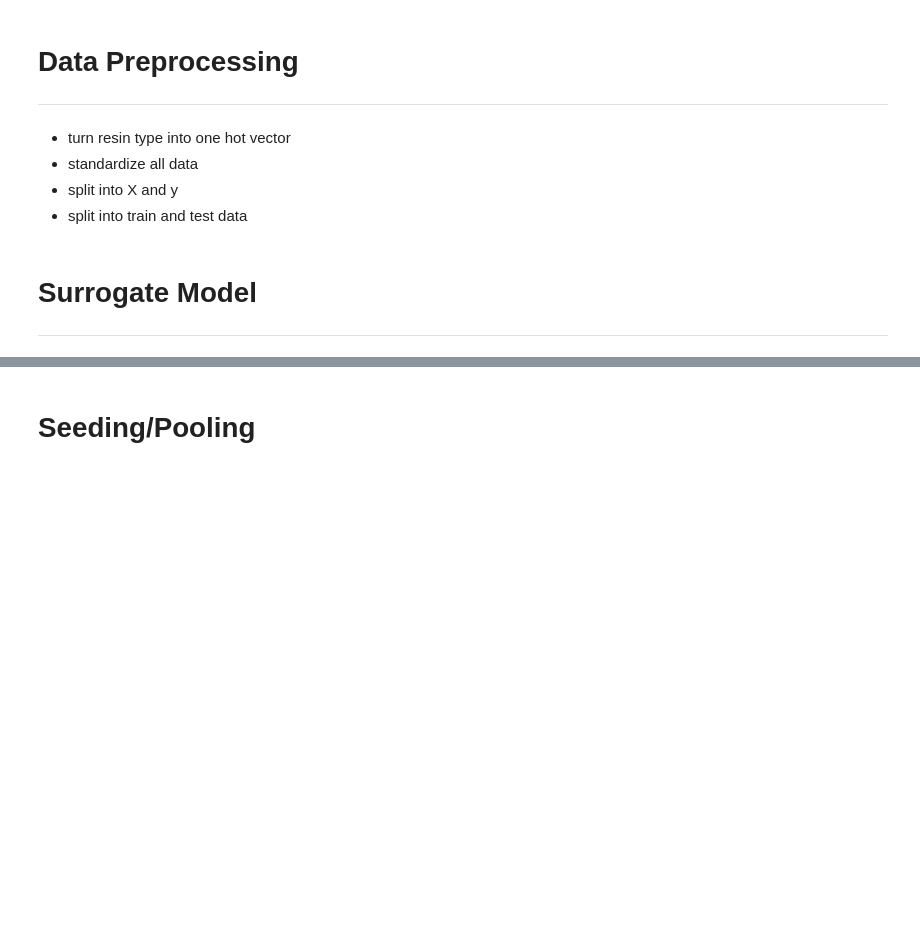
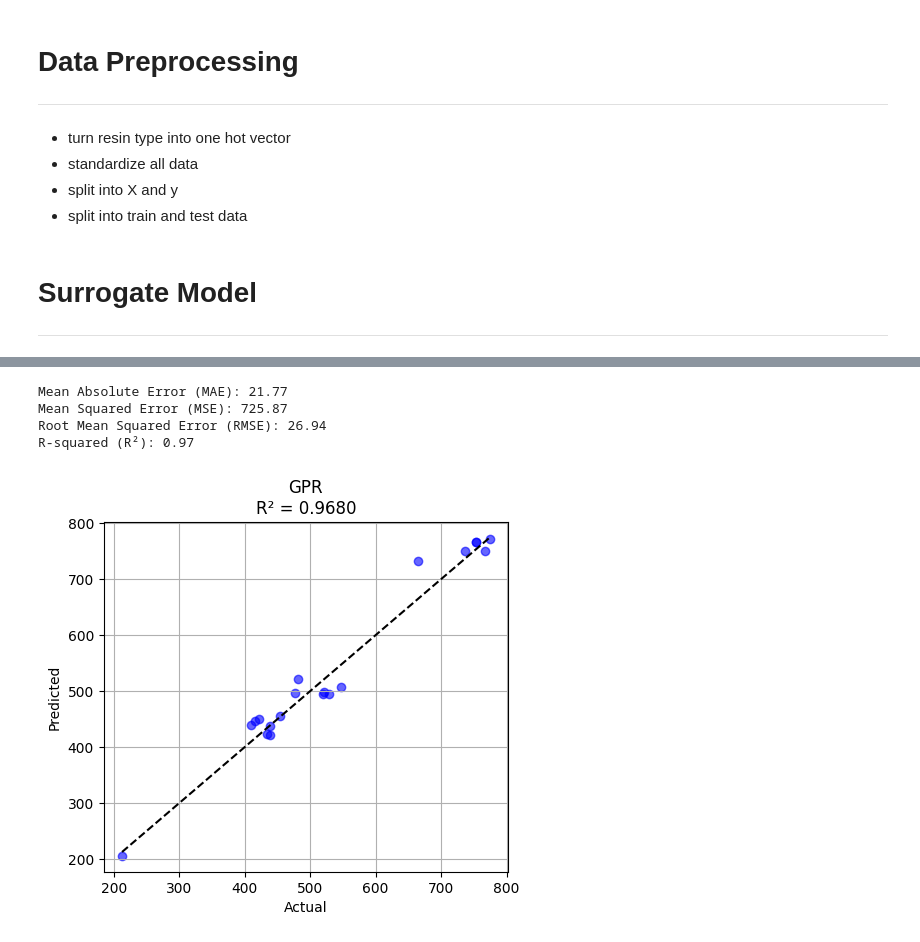
Before and after one commit to WTL04/Closed-Loop-Optimization-For-SLA-Printed-Microfluidic-Channels, a Jupyter notebook: experiment.ipynb, the cells around one changed output, grey strips where cells are left out. Cells and saved outputs as stored; diff of their text form; code cells hidden in the pictures; blank space fills up the shorter version.

```diff
--- a/experiment.ipynb
+++ b/experiment.ipynb
@@ -52,8 +81,53 @@ pre = ColumnTransformer(
 # %%
 # surrogate model
-clf = Pipeline(steps=[
-    ("pre", pre),
-    ("model", GaussianProcessClassifier())
+# gpr = Pipeline(steps=[
+#     ("scaler", StandardScaler()),
+#     ("model", GaussianProcessRegressor(alpha=1e-6, normalize_y=True))
+# ])
+
+from sklearn.gaussian_process.kernels import RBF, ConstantKernel as C, WhiteKernel
+
+kernel = C(1.0, (1e-3, 1e3)) * RBF(length_scale=1.0, length_scale_bounds=(1e-2, 1e3)) \
+         + WhiteKernel(noise_level=1e-2, noise_level_bounds=(1e-6, 1.0))
+
+gpr = Pipeline([
+    ("scaler", StandardScaler()),
+    ("model", GaussianProcessRegressor(
+        kernel=kernel,
+        normalize_y=True,
+        n_restarts_optimizer=10,
+        alpha=1e-10,
+        random_state=42,
+    )),
 ])
+
+gpr.fit(X_train, y_train)
+gpr_pred = gpr.predict(X_test)
-# %% [markdown]
-# Seeding/Pooling
+# %%
+mae = mean_absolute_error(y_test, gpr_pred)
+mse = mean_squared_error(y_test, gpr_pred)
+rmse = np.sqrt(mse) # Calculate RMSE manually
+r2 = r2_score(y_test, gpr_pred)
+
+print(f"Mean Absolute Error (MAE): {mae:.2f}")
+print(f"Mean Squared Error (MSE): {mse:.2f}")
+print(f"Root Mean Squared Error (RMSE): {rmse:.2f}")
+print(f"R-squared (R²): {r2:.2f}")
+# %% [output]
+Mean Absolute Error (MAE): 21.77
+Mean Squared Error (MSE): 725.87
+Root Mean Squared Error (RMSE): 26.94
+R-squared (R²): 0.97
+# %%
+# 2. GPR
+plt.figure(figsize=(24, 10))
+
+plt.subplot(2, 4, 1)
+plt.scatter(y_test, gpr_pred, color='blue', alpha=0.6)
+plt.plot([y_test.min(), y_test.max()], [y_test.min(), y_test.max()], 'k--')
+plt.title(f'GPR\nR² = {r2_score(y_test, gpr_pred):.4f}')
+plt.xlabel('Actual')
+plt.ylabel('Predicted')
+plt.grid(True)
+# %% [output]
+[figure, added]
```
Also changed, not shown: parts of 6 cells of this notebook, 4 other files.
